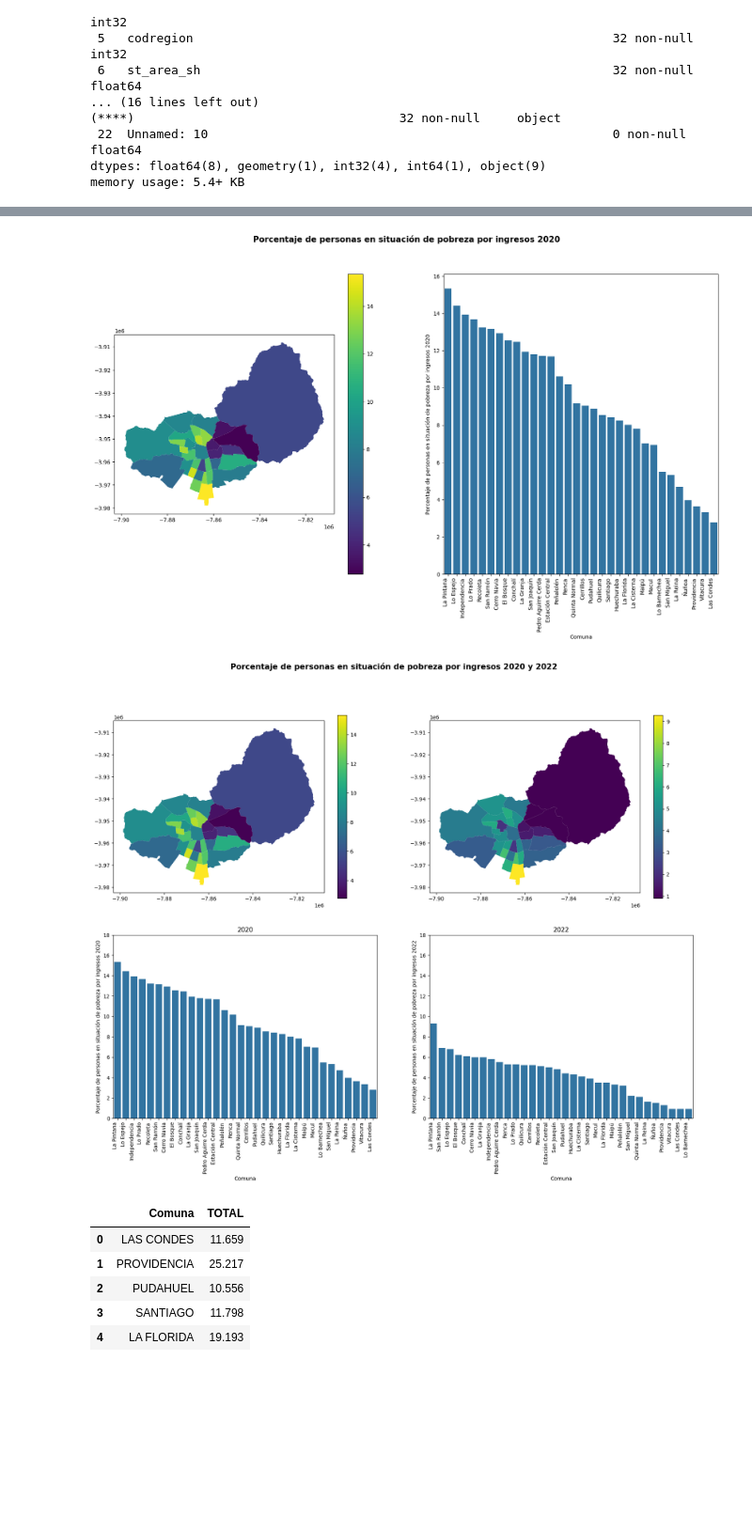
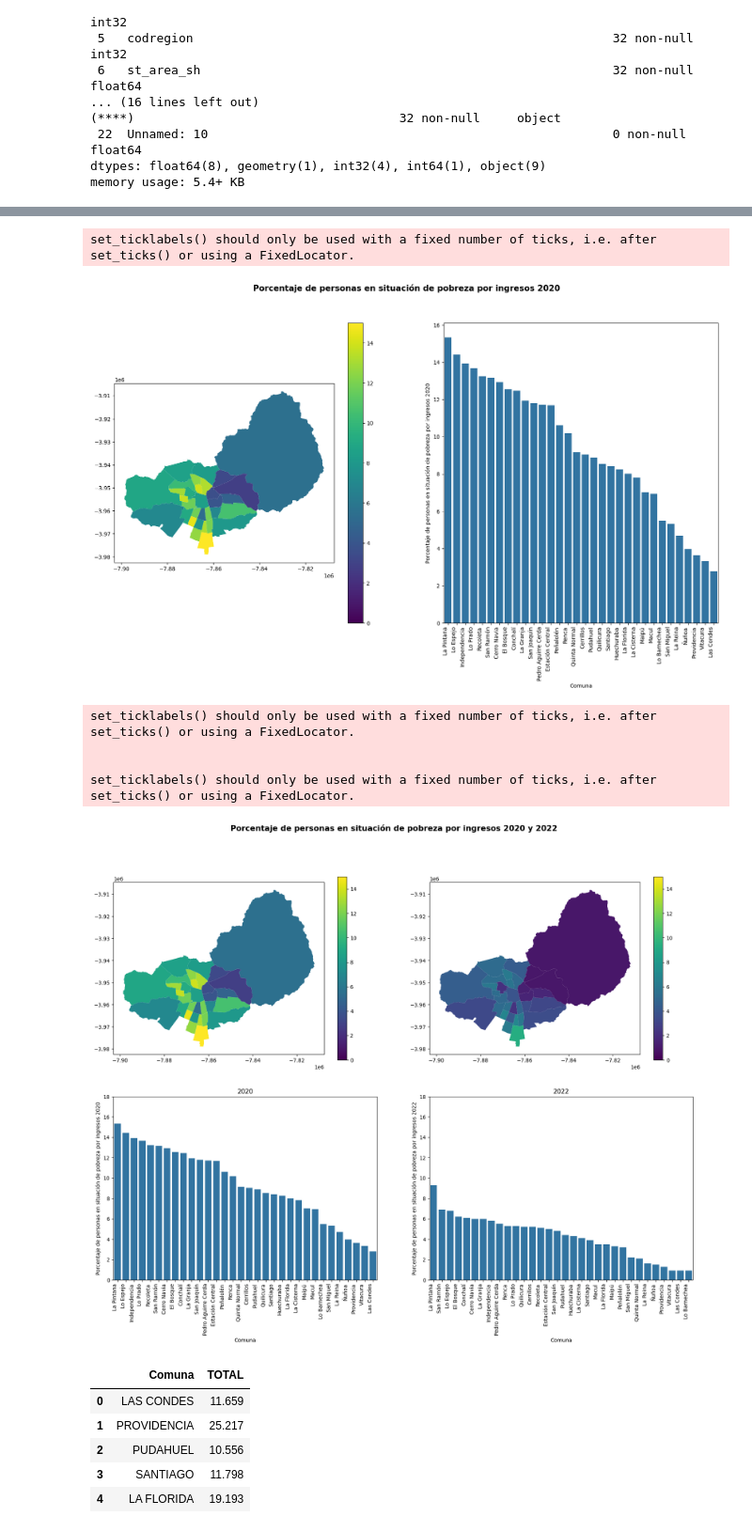
Before and after one commit to canija2000/IMT2200-Proyecto-Grupal, a Jupyter notebook: notebooks_eda/EDA1.ipynb, the cells around one changed output, grey strips where cells are left out. Shown at 94% size. Saved outputs shown, nothing was run; the diff lists cells and outputs as text; code cells hidden in the pictures; blank space fills up the shorter version.

```diff
--- a/notebooks_eda/EDA1.ipynb
+++ b/notebooks_eda/EDA1.ipynb
@@ -101,28 +102,33 @@ santiago_po_2020 = santiago_po_2020.sort_values('Porcentaje de personas en situa
 # %%
 fig, ax = plt.subplots(1, 2, figsize=(20, 10))
 sns.barplot(data=santiago_po_2020, x='Comuna', y ='Porcentaje de personas en situación de pobreza por ingresos 2020', ax=ax[1])
-santiago_po_2020.plot(column='Porcentaje de personas en situación de pobreza por ingresos 2020', legend=True, cmap='viridis', ax=ax[0])
+santiago_po_2020.plot(column='Porcentaje de personas en situación de pobreza por ingresos 2020', legend=True, cmap='viridis', ax=ax[0], vmin=0, vmax=15)
 fig.suptitle('Porcentaje de personas en situación de pobreza por ingresos 2020', fontsize=15, fontweight='bold');
 ax[1].set_xticklabels(ax[1].get_xticklabels(), rotation=90, ha='right');
 fig.savefig('../imgs/pobreza_2020.png', bbox_inches = 'tight')
 # %% [output]
+set_ticklabels() should only be used with a fixed number of ticks, i.e. after set_ticks() or using a FixedLocator.
-[figure, old version]
+[figure, new version]
 # %%
 fig, ax = plt.subplots(2,2 , figsize=(20, 14))
 sns.barplot(data=santiago_pobreza, x='Comuna', y ='Porcentaje de personas en situación de pobreza por ingresos 2022', ax=ax[1,1])
-santiago_pobreza.plot(column='Porcentaje de personas en situación de pobreza por ingresos 2022', legend=True, cmap='viridis', ax=ax[0,1])
+santiago_pobreza.plot(column='Porcentaje de personas en situación de pobreza por ingresos 2022', legend=True, cmap='viridis', ax=ax[0,1], vmin=0, vmax=15)
 sns.barplot(data=santiago_po_2020, x='Comuna', y ='Porcentaje de personas en situación de pobreza por ingresos 2020', ax=ax[1,0])
-santiago_po_2020.plot(column='Porcentaje de personas en situación de pobreza por ingresos 2020', legend=True, cmap='viridis', ax=ax[0,0])
+santiago_po_2020.plot(column='Porcentaje de personas en situación de pobreza por ingresos 2020', legend=True, cmap='viridis', ax=ax[0,0], vmin=0, vmax=15)
 fig.suptitle('Porcentaje de personas en situación de pobreza por ingresos 2020 y 2022', fontsize=15, fontweight='bold');
 ax[1,0].set_xticklabels(ax[1,0].get_xticklabels(), rotation=90, ha='right');
 ax[1,1].set_xticklabels(ax[1,1].get_xticklabels(), rotation=90, ha='right');
 ax[1,0].set_title('2020');
 ax[1,1].set_title('2022');
 ax[1,0].set_yticks(np.arange(0,20,2));
 ax[1,1].set_yticks(np.arange(0,20,2));
 fig.savefig('../imgs/pobreza_2020_2022.png', bbox_inches = 'tight');
 # %% [output]
+set_ticklabels() should only be used with a fixed number of ticks, i.e. after set_ticks() or using a FixedLocator.
+
+
+set_ticklabels() should only be used with a fixed number of ticks, i.e. after set_ticks() or using a FixedLocator.
-[figure, old version]
+[figure, new version]
 # %%
 viajes_15_abril = pd.read_csv('../data/viajes.csv', sep= ';', encoding='latin1')
 # %%
```
Also changed, not shown: parts of 2 cells of this notebook, 4 other files.
